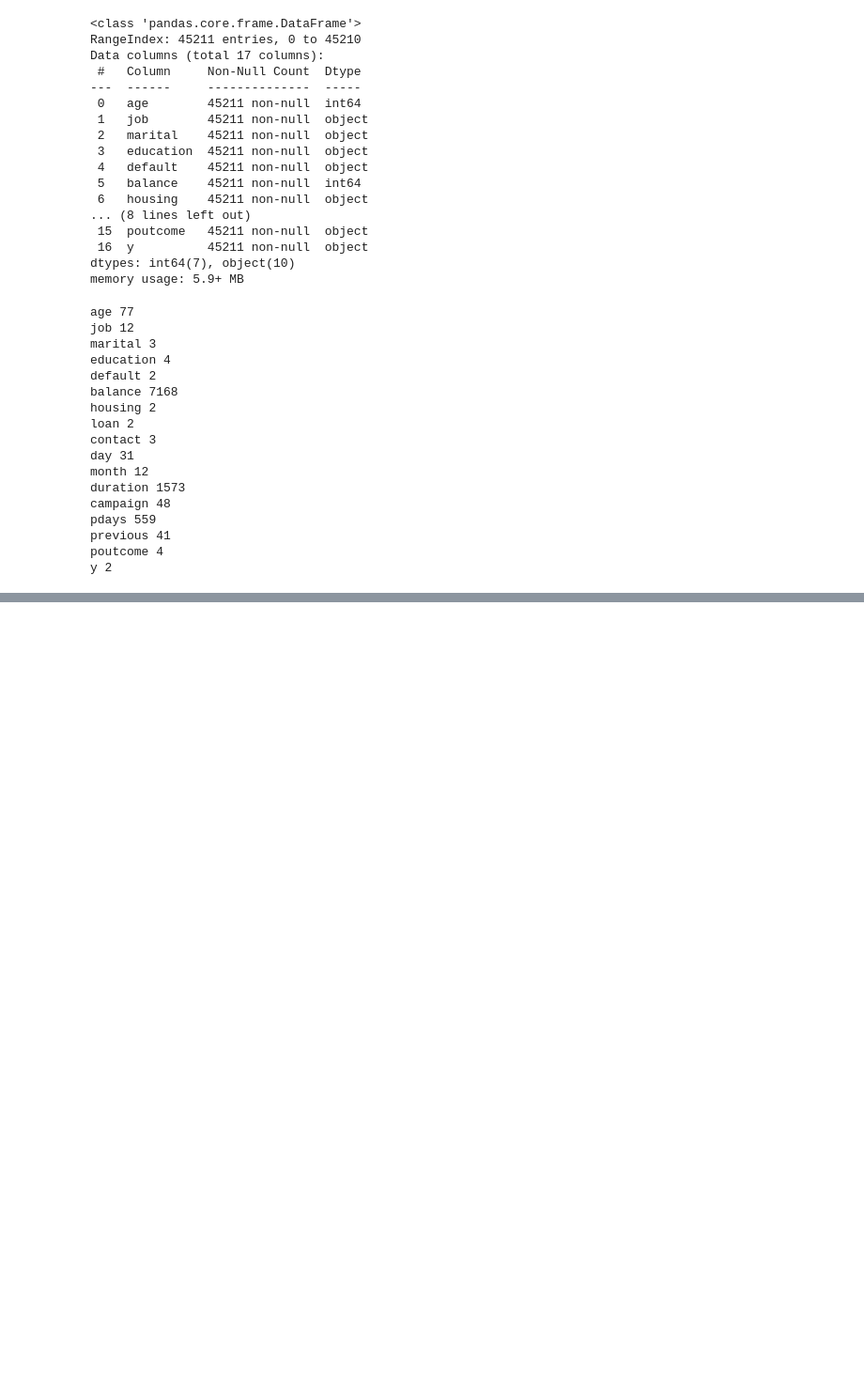
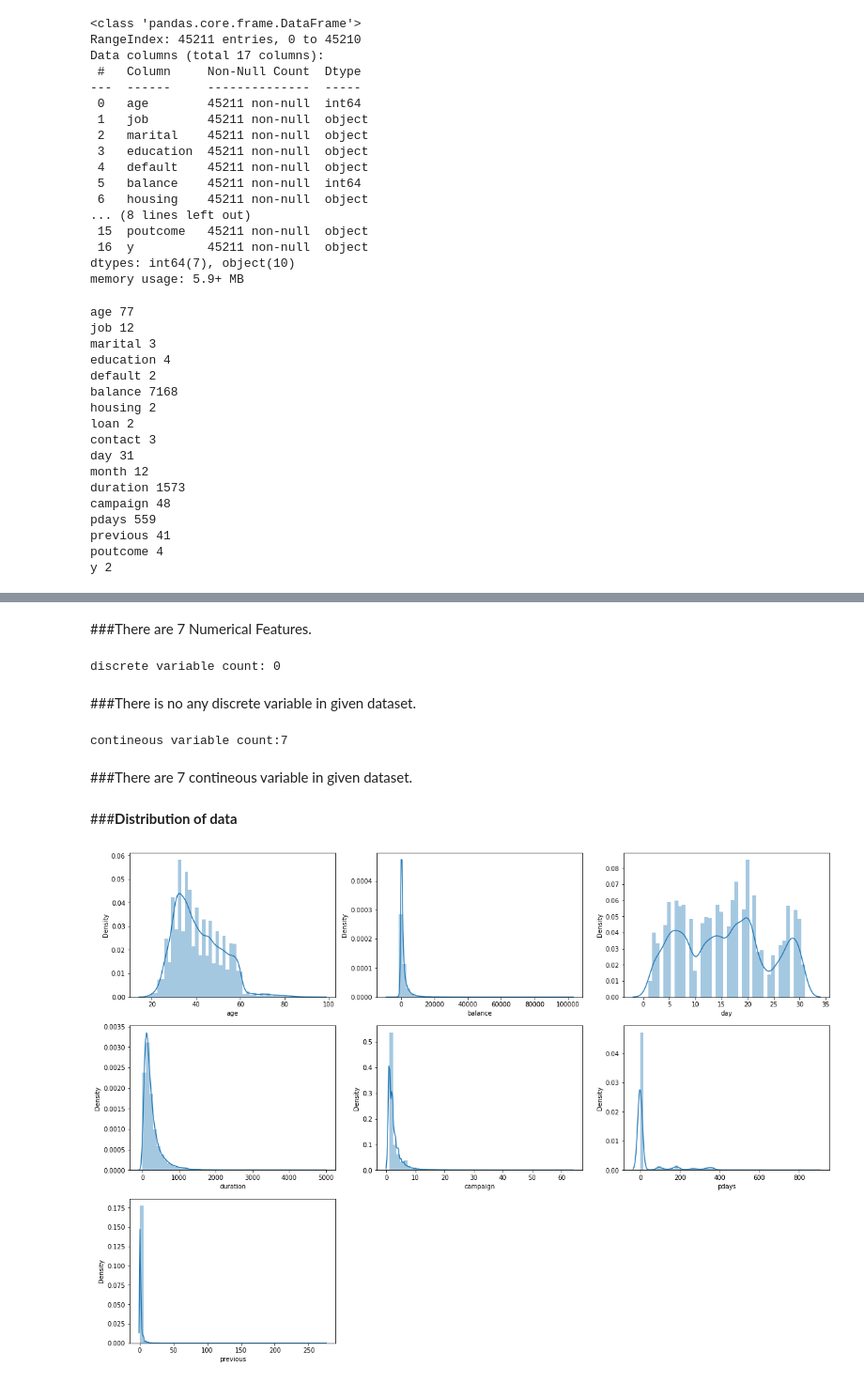
Before and after one commit to YashwantRaul/Supervised-ML-Classification, a Jupyter notebook: Bank_Marketing_Effectiveness_Prediction_Capstone_Project.ipynb, the cells around one changed output, grey strips where cells are left out. Shown: that part at 94% size. Cells and saved outputs as stored; diff of their text form; code cells hidden in the pictures; blank space fills up the shorter version.

```diff
--- a/Bank_Marketing_Effectiveness_Prediction_Capstone_Project.ipynb
+++ b/Bank_Marketing_Effectiveness_Prediction_Capstone_Project.ipynb
@@ -202,0 +221,3 @@ y 2
+# %%
+for feature in categorical_features:
+    print('the feature is {} and number of categories are {}'.format(feature,len(df[feature].unique())))
@@ -202,0 +313,7 @@ y 2
+# %%
+#list of Numerical Variables
+numerical_features = [feature for feature in df.columns if (df[feature].dtypes != 'O' )]
+print('Number of Numerical variables:', len(numerical_features))
+
+#Visualise the numerical variables
+df[numerical_features].head()
@@ -202,0 +328,34 @@ y 2
+# %% [markdown]
+###There are 7 Numerical Features.
+# %%
+#find discrete numerical feature
+dis_feature=[feature for feature in numerical_features if len(df[feature].unique())<25 ]
+print("discrete variable count: {} ".format(len(dis_feature)))
+# %% [output]
+discrete variable count: 0
+# %% [markdown]
+
+###There is no any discrete variable in given dataset.
+# %%
+#find contineous numerical feature
+con_feature= [feature for feature in numerical_features if feature not in dis_feature+['y'] ]
+print('contineous variable count:{}'.format(len(con_feature)))
+# %% [output]
+contineous variable count:7
+# %% [markdown]
+
+###There are 7 contineous variable in given dataset.
+# %% [markdown]
+###**Distribution of data**
+# %%
+#plot a univariate distribution of observations
+plt.figure(figsize=(20,60),facecolor='white')
+plotnumber =1
+for contineous_features in con_feature :
+  ax = plt.subplot(12,3,plotnumber)
+  sns.distplot(df[contineous_features])
+  plt.xlabel(contineous_features)
+  plotnumber+= 1
+plt.show()
+# %% [output]
+[figure, added]
```
Also changed, not shown: parts of 17 cells of this notebook.
